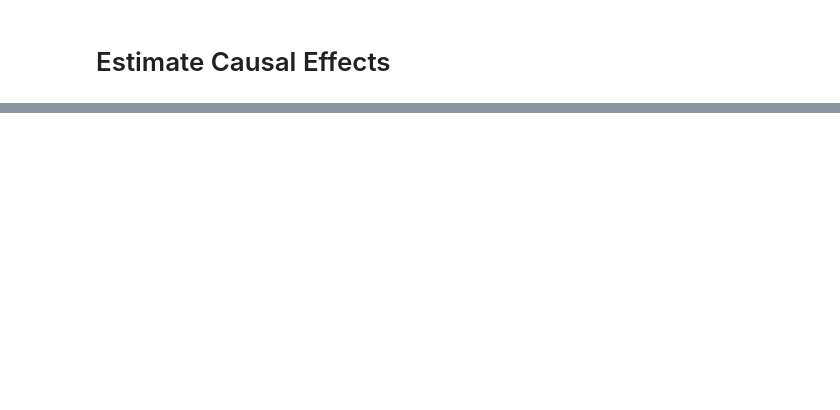
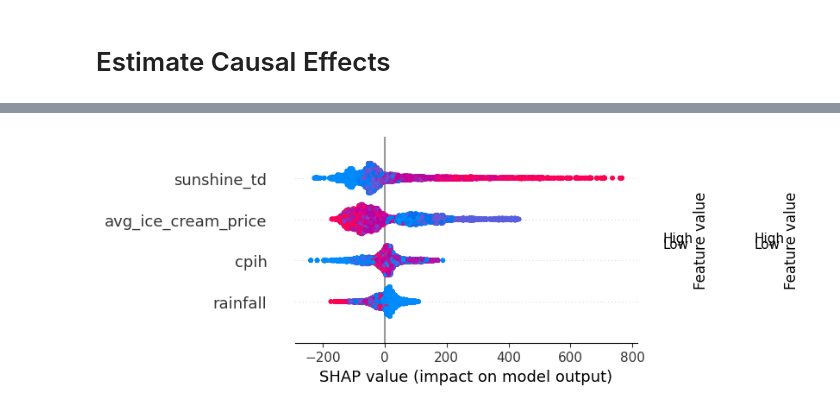
Before and after one commit to adi-jacobson/causal-ice-cream, a Jupyter notebook: notebooks/causal_modelling_econl_ml_only.ipynb, the cells around one changed output, grey strips where cells are left out. Saved outputs shown, nothing was run; the diff lists cells and outputs as text; code cells hidden in the pictures; blank space fills up the shorter version.

```diff
--- a/notebooks/causal_modelling_econl_ml_only.ipynb
+++ b/notebooks/causal_modelling_econl_ml_only.ipynb
@@ -65,6 +81,8 @@ plt.show()
 # %%
 %matplotlib inline
 
 shap_values = est.shap_values(X)
-shap.plots.beeswarm(shap_values['maximum_feels_like_temperature']['ice_cream_sold'])
+shap.plots.beeswarm(shap_values['ice_cream_sold']['maximum_feels_like_temperature'])
+# %% [output]
+[figure, added]
 # %%
```
Also changed, not shown: parts of 9 cells of this notebook.
